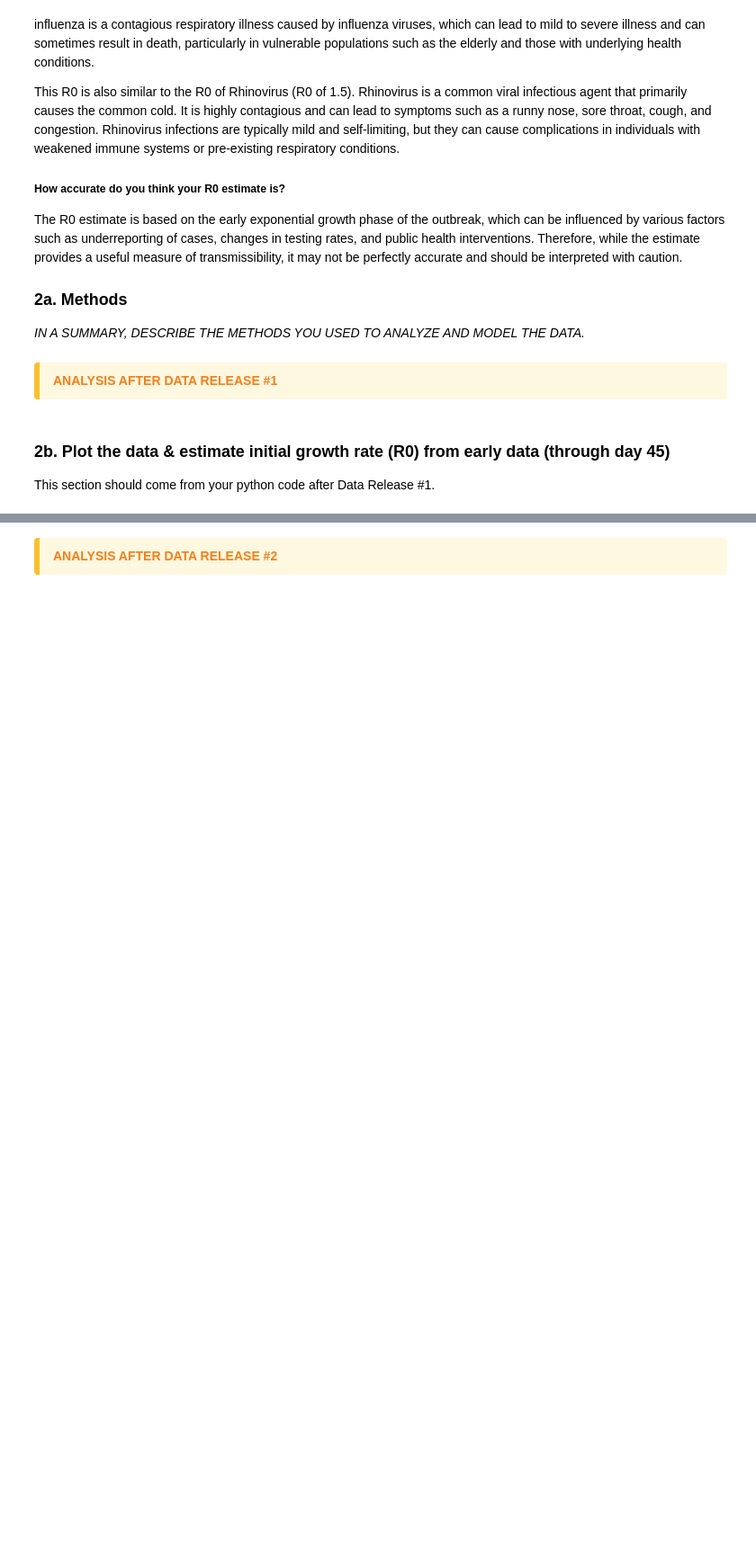
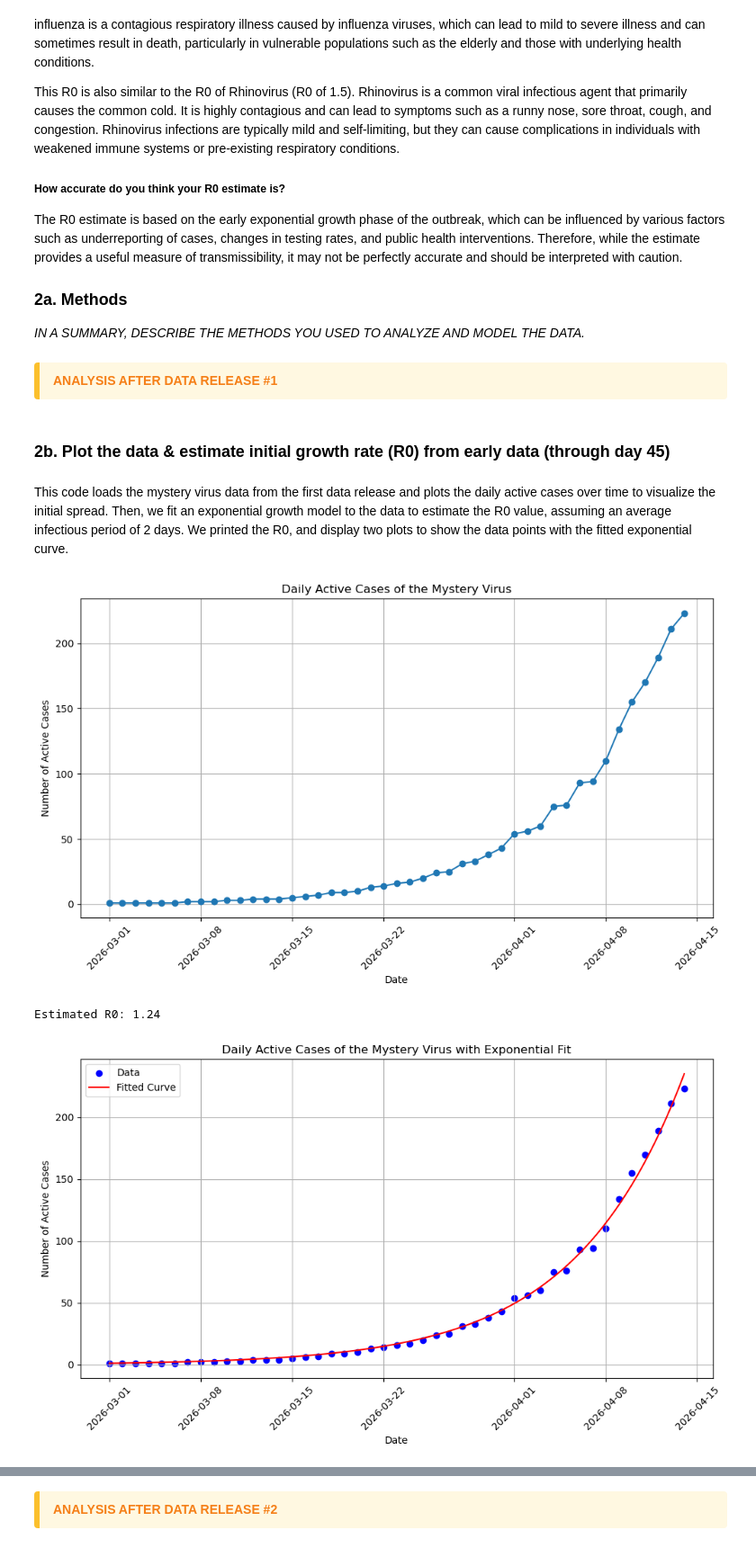
Before and after one commit to mjb5nk/Module-2-Epidemics-SIR-Modeling, a Jupyter notebook: Notebook examples/Template_student_final_notebook.ipynb, the cells around one changed output, grey strips where cells are left out. Shown at 90% size. Drawn from its saved outputs; the diff is of its cells as text; code cells hidden in the pictures; blank space fills up the shorter version.

Commit message:
Jupyter Notebook for Check-In 2
added code, descriptions, and plots that go with the first 2 data releases

```diff
--- a/Notebook examples/Template_student_final_notebook.ipynb
+++ b/Notebook examples/Template_student_final_notebook.ipynb
@@ -63,4 +63,55 @@ The R0 estimate is based on the early exponential growth phase of the outbreak,
 </div>
 # %% [markdown]
 ### 2b. Plot the data & estimate initial growth rate (R0) from early data (through day 45)
-This section should come from your python code after Data Release #1.
+# %% [markdown]
+This code loads the mystery virus data from the first data release and plots the daily active cases over time to visualize the initial spread. Then, we fit an exponential growth model to the data to estimate the R0 value, assuming an average infectious period of 2 days. We printed the R0, and display two plots to show the data points with the fitted exponential curve.
+# %%
+import pandas as pd
+import matplotlib.pyplot as plt
+from scipy.optimize import curve_fit
+import numpy as np
+
+# Load the data
+data = pd.read_csv("../Data/mystery_virus_daily_active_counts_RELEASE#1.csv", parse_dates=['date'], header=0, index_col=None)
+
+# Make a plot of the active cases over time
+plt.figure(figsize=(10, 6))
+plt.plot(data['date'], data['active reported daily cases'], marker='o', linestyle='-')
+plt.title('Daily Active Cases of the Mystery Virus')
+plt.xlabel('Date')
+plt.ylabel('Number of Active Cases')
+plt.xticks(rotation=45)
+plt.grid()
+plt.tight_layout()
+plt.show()
+
+# Define the exponential growth function
+def exponential_growth(t, I0, r):
+    return I0 * np.exp(r * t)
+
+# Prepare the data for fitting
+data['days'] = (data['date'] - data['date'].min()).dt.days
+
+# Fit the exponential growth model to the data
+popt, pcov = curve_fit(exponential_growth, data['days'], data['active reported daily cases'], p0=(1, 0.1))
+I0, r = popt
+R0 = 1 + r * 2  # average infectious period of 2 days
+print(f"Estimated R0: {R0:.2f}")
+
+# Plot the data and the fitted curve
+plt.figure(figsize=(10, 6))
+plt.scatter(data['date'], data['active reported daily cases'], label='Data', color='blue')
+t_fit = np.linspace(0, data['days'].max(), 100)
+plt.plot(data['date'].min() + pd.to_timedelta(t_fit, unit='D'), exponential_growth(t_fit, *popt), label='Fitted Curve', color='red')
+plt.title('Daily Active Cases of the Mystery Virus with Exponential Fit')
+plt.xlabel('Date')
+plt.ylabel('Number of Active Cases')
+plt.xticks(rotation=45)
+plt.grid()
+plt.legend()
+plt.tight_layout()
+plt.show()
+# %% [output]
+[figure, added]
+Estimated R0: 1.24
+[figure, added]
```
Also changed, not shown: parts of 14 cells of this notebook.
